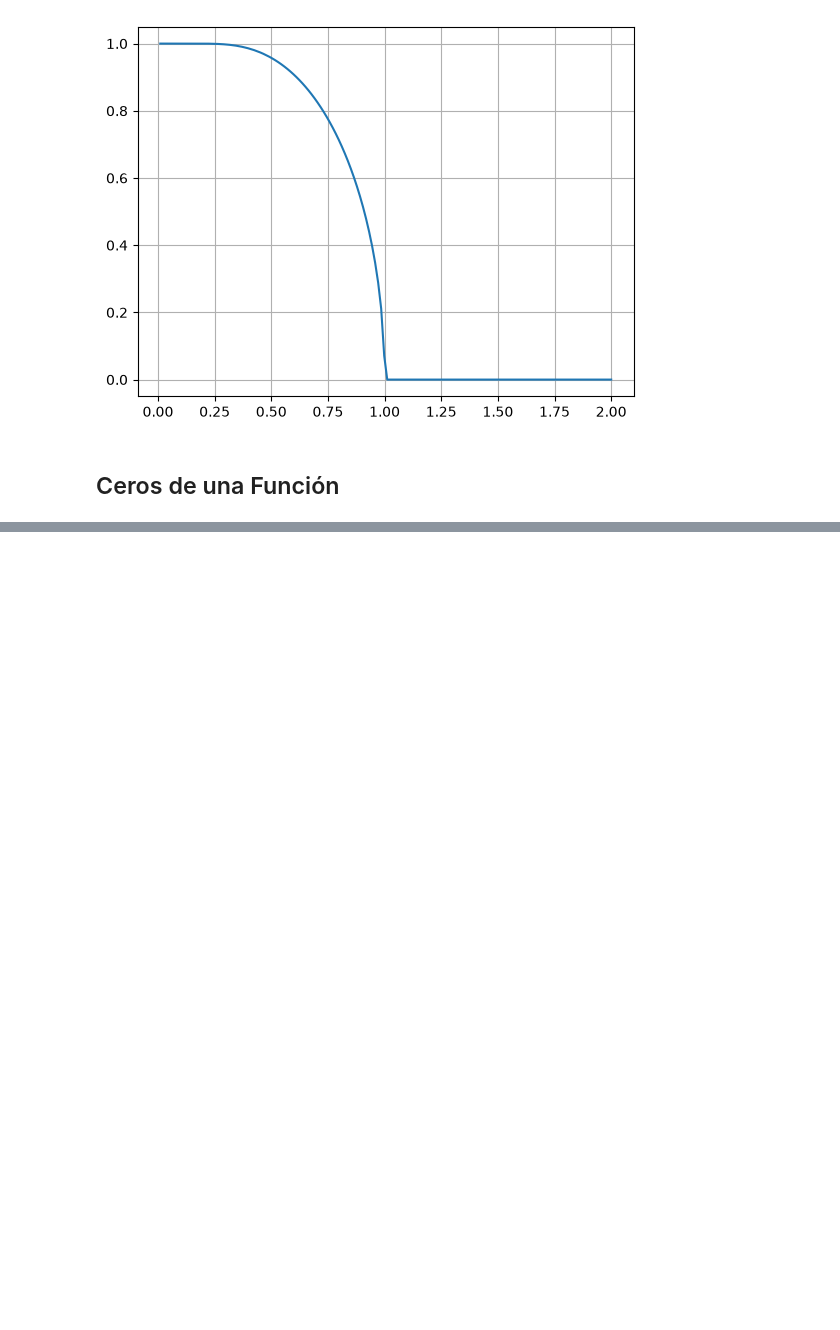
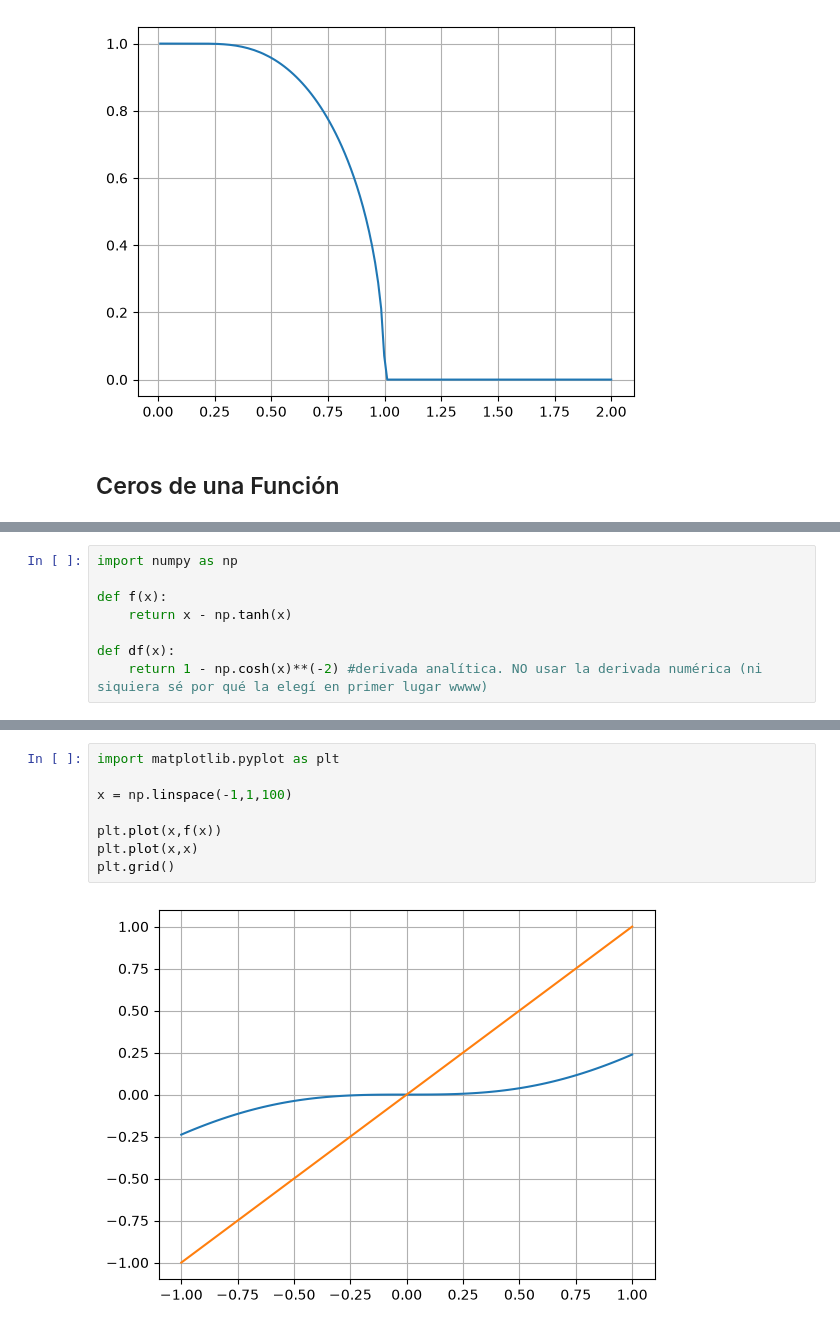
Before and after one commit to ds03wwwww/ayuda, a Jupyter notebook: Extra/Ecuaciones Algebraicas No Lineales.ipynb, the cells around one changed output, grey strips where cells are left out. Drawn from its saved outputs; the diff is of its cells as text; blank space fills up the shorter version.

```diff
--- a/Extra/Ecuaciones Algebraicas No Lineales.ipynb
+++ b/Extra/Ecuaciones Algebraicas No Lineales.ipynb
@@ -279,0 +282,8 @@ Reto: programar ambos métodos sin antes haberlos visto en clase
+# %%
+import numpy as np
+
+def f(x):
+    return x - np.tanh(x)
+
+def df(x):
+    return 1 - np.cosh(x)**(-2) #derivada analítica. NO usar la derivada numérica (ni siquiera sé por qué la elegí en primer lugar wwww)
@@ -279,0 +301,10 @@ Reto: programar ambos métodos sin antes haberlos visto en clase
+# %%
+import matplotlib.pyplot as plt
+
+x = np.linspace(-1,1,100)
+
+plt.plot(x,f(x))
+plt.plot(x,x)
+plt.grid()
+# %% [output]
+[figure, added]
```
Also changed, not shown: parts of 8 cells of this notebook, 2 other files.
